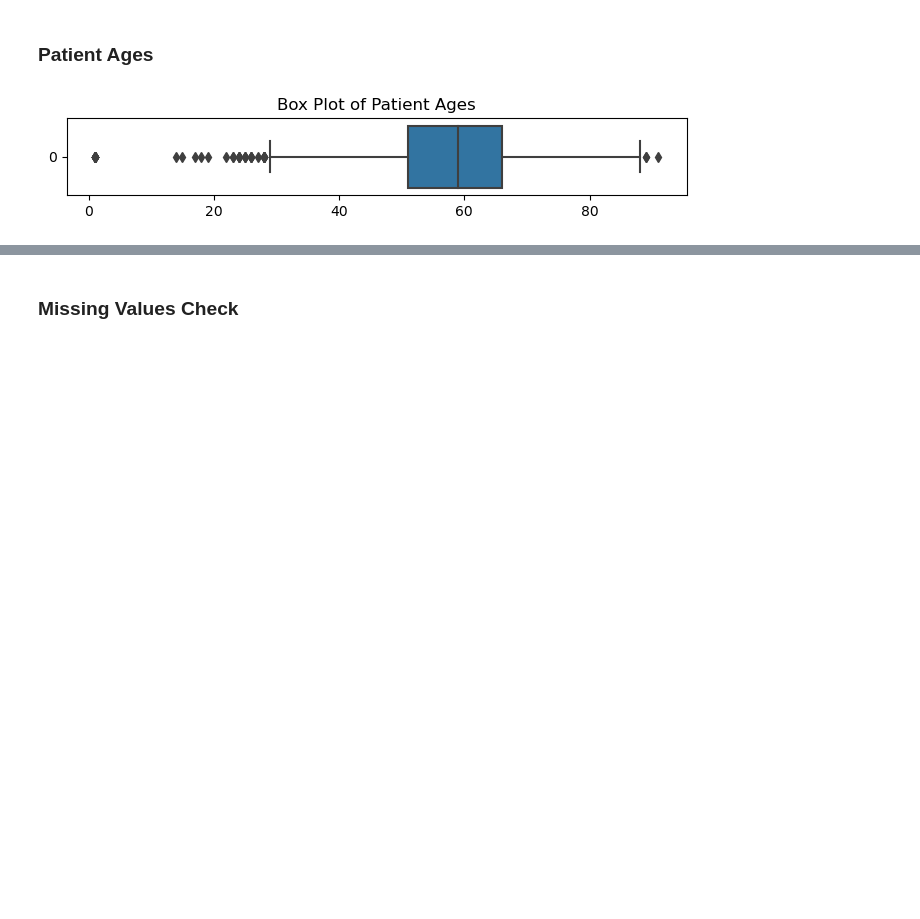
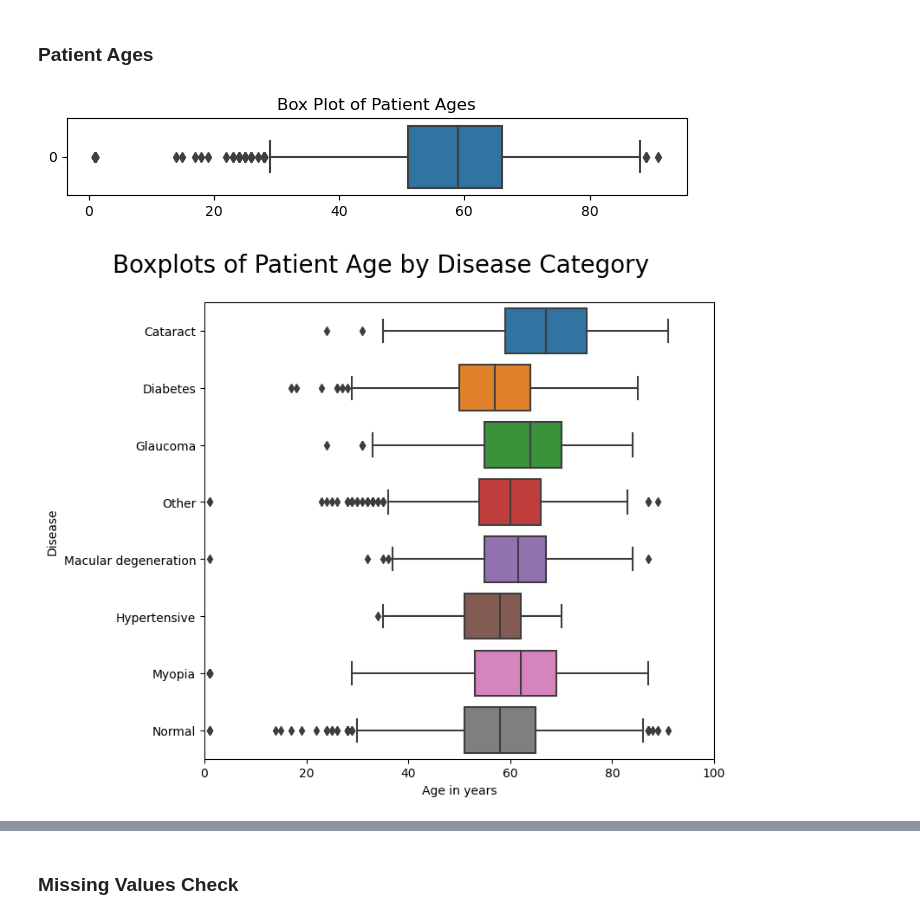
Before and after one commit to sarahdurrani22/CV-Prediction-of-Ocular-Disease, a Jupyter notebook: CV_to_Predict_Ocular_Disease_main.ipynb, the cells around one changed output, grey strips where cells are left out. Cells and saved outputs as stored; diff of their text form; code cells hidden in the pictures; blank space fills up the shorter version.

```diff
--- a/CV_to_Predict_Ocular_Disease_main.ipynb
+++ b/CV_to_Predict_Ocular_Disease_main.ipynb
@@ -145,4 +153,44 @@ plt.title("Box Plot of Patient Ages")
 plt.show()
 # %% [output]
 [figure]
+# %%
+categs = ['C', 'D', 'G', 'O', 'A', 'H', 'M', 'N']
+
+keyword_map = {
+    'N': 'Normal',
+    'D': 'Diabetes',
+    'G': 'Glaucoma',
+    'C': 'Cataract',
+    'A': 'Macular degeneration',
+    'H': 'Hypertensive',
+    'M': 'Myopia',
+    'O': 'Other'
+}
+
+def plot_by_agecat(ocular_disease_df, keyword_map):
+    # Create a long-form DataFrame for plotting with Seaborn
+    long_df = pd.DataFrame()
+    for cat in categs:
+        # Filter patients with the disease and extract 'Patient Age'
+        df_by_cat = ocular_disease_df[((ocular_disease_df[f"Left-{cat}"] == 1) |
+                                       (ocular_disease_df[f"Right-{cat}"] == 1))]
+        df_by_cat = df_by_cat.assign(Disease=keyword_map[cat])
+        long_df = pd.concat([long_df, df_by_cat[['Patient Age', 'Disease']]])
+
+    # Create the boxplot with Seaborn
+    sns.boxplot(data=long_df, y='Disease', x='Patient Age', orient='h')
+
+# Setup for plotting
+plt.figure(figsize=(8, 6))
+
+# Plot boxplots for patients, passing the DataFrame and keyword_map as arguments
+plot_by_agecat(ocular_disease_df, keyword_map)
+
+plt.tight_layout()
+plt.suptitle("Boxplots of Patient Age by Disease Category", fontsize=20, y=1.07, x =.5)
+plt.xlabel("Age in years")
+plt.xlim(0, 100)  # Set the x-axis limits
+plt.show()
+# %% [output]
+[figure, added]
 # %%
```
Also changed, not shown: parts of 5 cells of this notebook, 3 other files.
